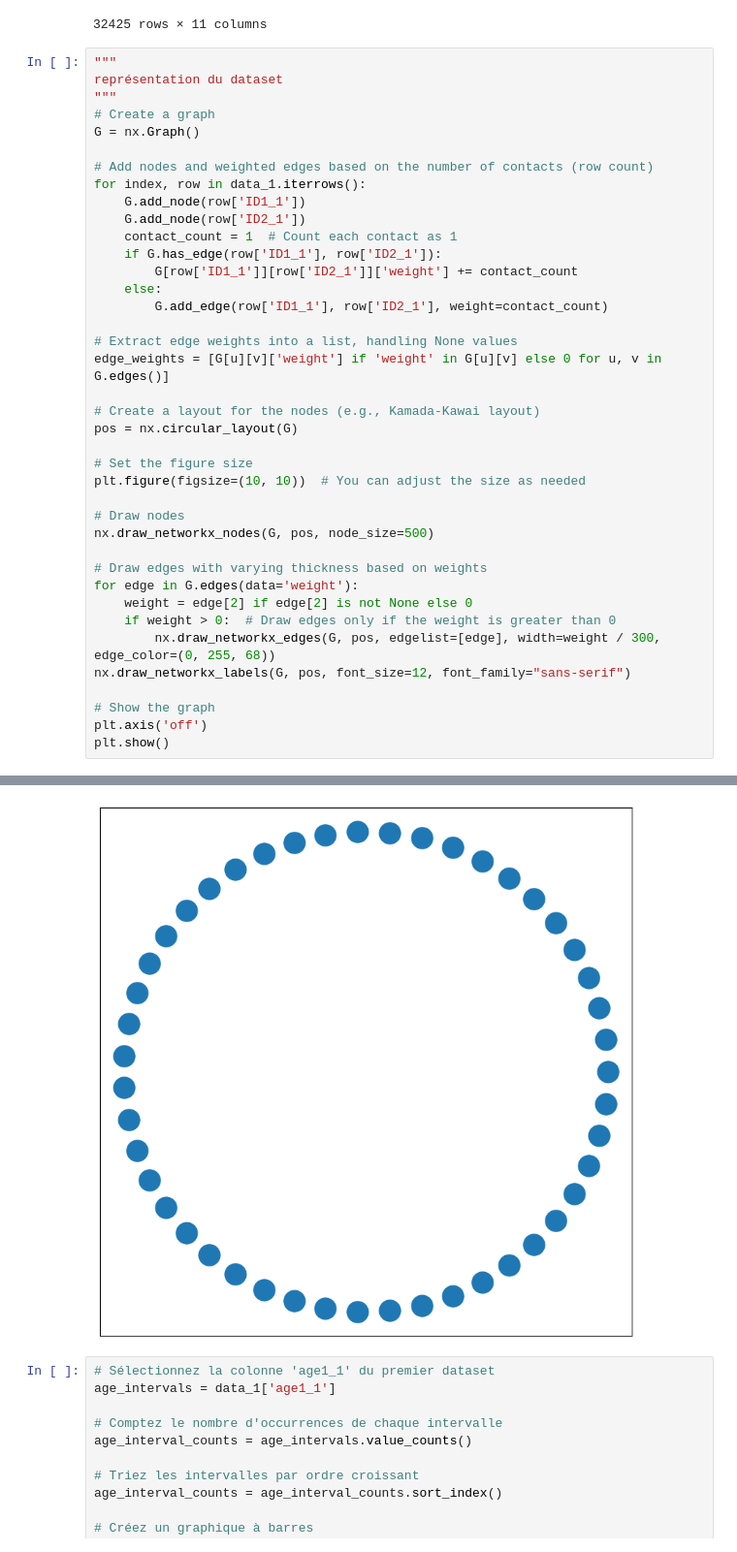
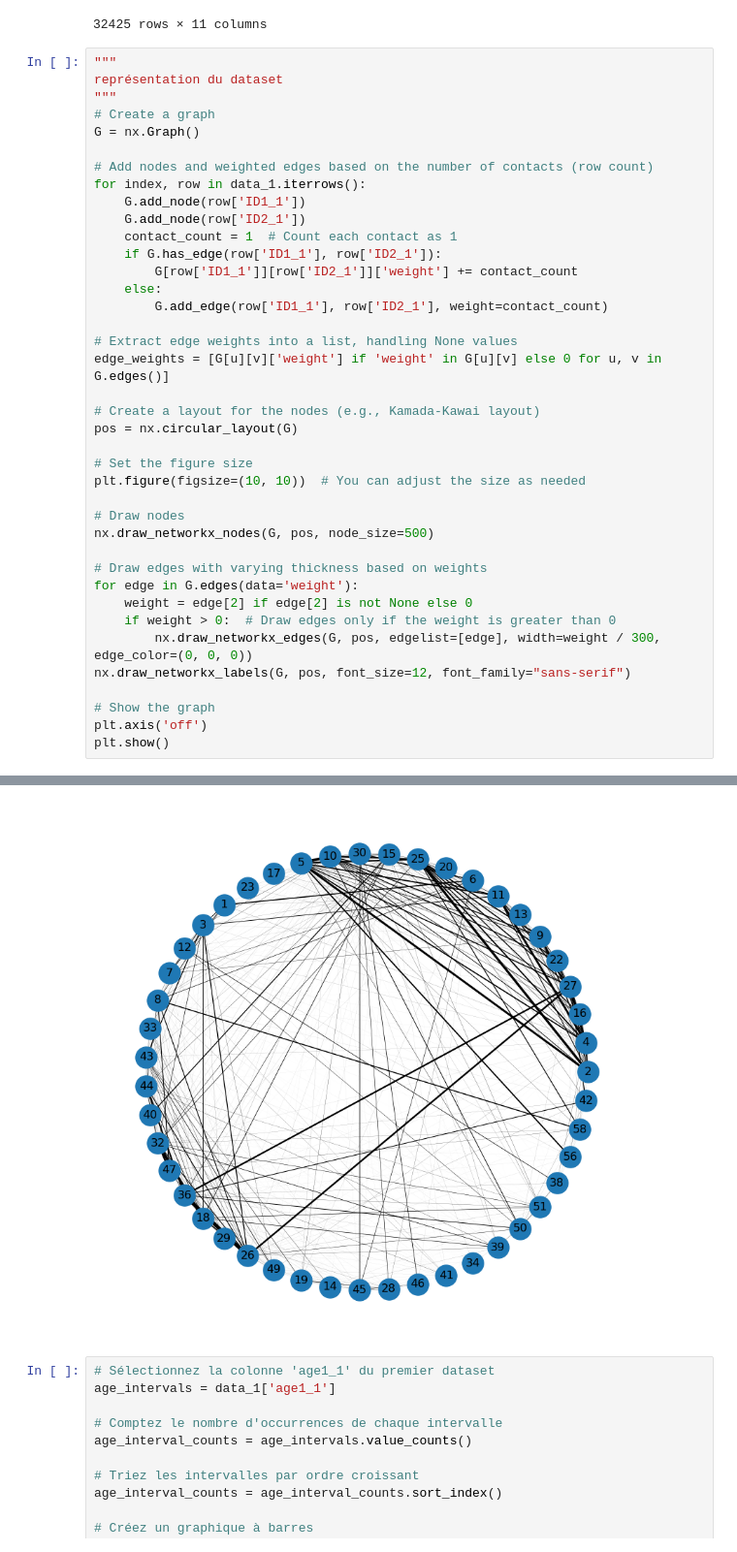
Before and after one commit to Blanblan9/Graph-mining, a Jupyter notebook: GraphMining.ipynb, the cells around one changed output, grey strips where cells are left out. Shown at 97% size. Cells and saved outputs as stored; diff of their text form.

```diff
--- a/GraphMining.ipynb
+++ b/GraphMining.ipynb
@@ -125,7 +120,7 @@ nx.draw_networkx_nodes(G, pos, node_size=500)
 for edge in G.edges(data='weight'):
     weight = edge[2] if edge[2] is not None else 0
     if weight > 0:  # Draw edges only if the weight is greater than 0
-        nx.draw_networkx_edges(G, pos, edgelist=[edge], width=weight / 300, edge_color=(0, 255, 68))
+        nx.draw_networkx_edges(G, pos, edgelist=[edge], width=weight / 300, edge_color=(0, 0, 0))
 nx.draw_networkx_labels(G, pos, font_size=12, font_family="sans-serif")
 
 # Show the graph
@@ -136,4 +130,4 @@ ValueError: Invalid RGBA argument: 0
-[figure, old version]
+[figure, new version]
 # %%
 # Sélectionnez la colonne 'age1_1' du premier dataset
 age_intervals = data_1['age1_1']
```
Also changed, not shown: parts of 3 cells of this notebook.
